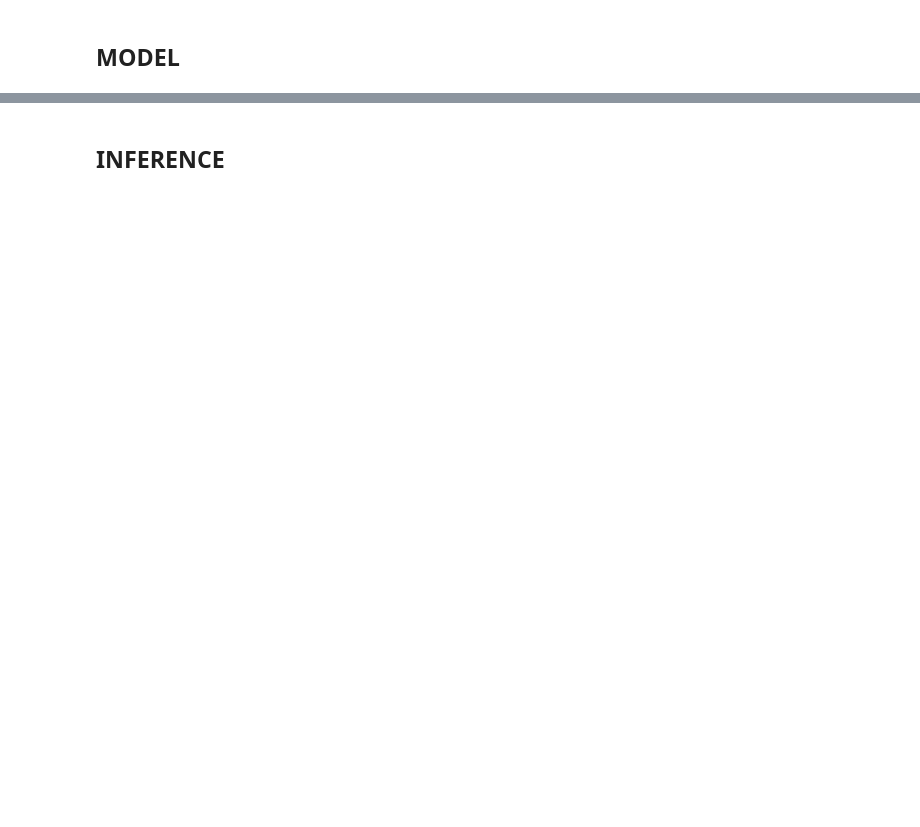
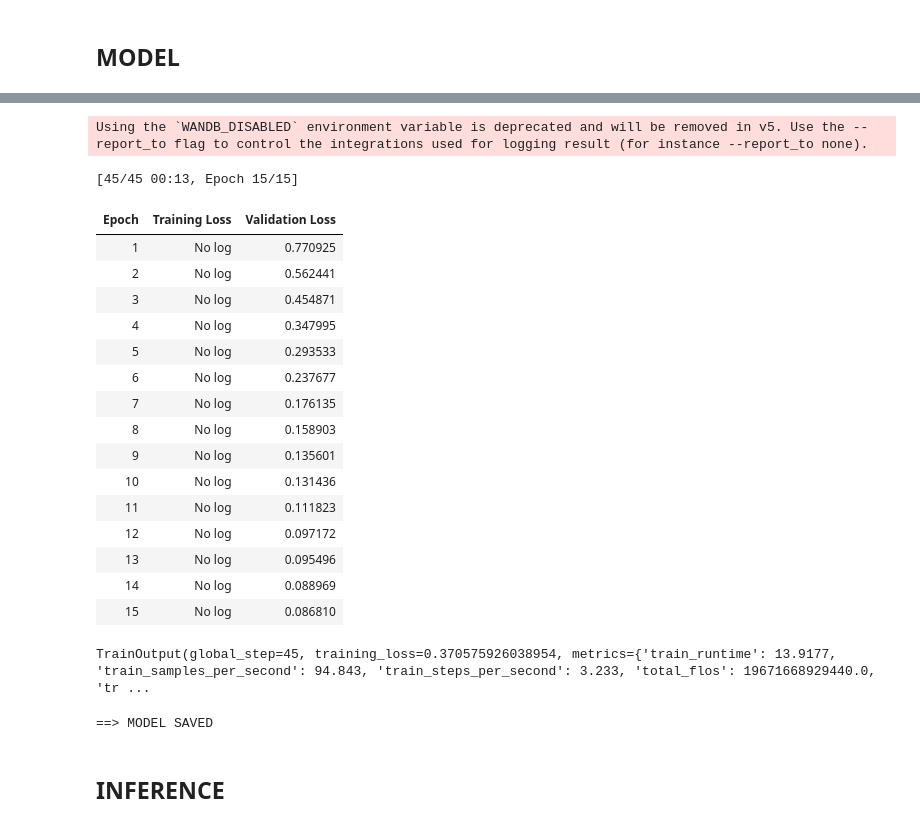
Before and after one commit to meithnav/hangman, a Jupyter notebook: train.ipynb, the cells around one changed output, grey strips where cells are left out. Saved outputs shown, nothing was run; the diff lists cells and outputs as text; code cells hidden in the pictures; blank space fills up the shorter version.

```diff
--- a/train.ipynb
+++ b/train.ipynb
@@ -137,11 +167,10 @@ class CharLevelTokenizer:
 # %%
 class CharLevelDataset(Dataset):
-    def __init__(self, inputs, targets, tokenizer, mask_token_id, pad_token_id, max_length=29, device='cpu'):
+    def __init__(self, inputs, targets, tokenizer, special_tokens, max_length=29, device='cpu'):
         self.inputs = inputs
         self.targets = targets
         self.tokenizer = tokenizer
-        self.mask_token_id = mask_token_id
-        self.pad_token_id = pad_token_id
+        self.special_tokens = special_tokens
         self.max_length = max_length
         self.device = device
 
@@ -159,8 +188,8 @@ class CharLevelDataset(Dataset):
 
         # Convert to tensors and move to the specified device
         return {
-            "input_ids": torch.tensor(input_ids, dtype=torch.long, device=self.device),
-            "labels": torch.tensor(target_ids, dtype=torch.long, device=self.device),  # Use "labels" instead of "target_ids"
+            "input_ids": torch.tensor(input_ids, dtype=torch.long),
+            "labels": torch.tensor(target_ids, dtype=torch.long),  # Use "labels" instead of "target_ids"
         }
 # %%
 
@@ -236,21 +259,12 @@ print(f"\nTIME SPENT : {end-start}")
 # %%
-# Custom tokenizer to tokenize by lowercase characters only
-char_vocab = ['a', 'b', 'c', 'd', 'e', 'f', 'g', 'h', 'i', 'j', 'k', 'l', 'm', 'n', 'o', 'p', 'q', 'r', 's', 't', 'u', 'v', 'w', 'x', 'y', 'z', "[MASK]", "[PAD]", "_"]
-
-
-char_tokenizer = CharLevelTokenizer(char_vocab)
-mask_token_id = char_tokenizer.char_to_id["[MASK]"]
-pad_token_id = char_tokenizer.char_to_id["[PAD]"]
-
-
 # Split the data into training and testing sets
 train_input_data, test_input_data, train_target_data, test_target_data = train_test_split(
-    input_data, target_data, test_size=0.2, random_state=42)
+    input_data, target_data, test_size=0.3, random_state=42)
 
 
 # Initialize dataset
-train_dataset = CharLevelDataset(train_input_data, train_target_data, char_tokenizer, mask_token_id, pad_token_id, MAX_LEN, device)
-test_dataset = CharLevelDataset(test_input_data, test_target_data, char_tokenizer, mask_token_id, pad_token_id, MAX_LEN, device)
+train_dataset = CharLevelDataset(train_input_data, train_target_data, char_tokenizer, SPECIAL_TOKENS, MAX_LEN, device)
+test_dataset = CharLevelDataset(test_input_data, test_target_data, char_tokenizer, SPECIAL_TOKENS, MAX_LEN, device)
 
 
 # Initialize dataloader
@@ -277,35 +293,59 @@ model = prepare_model_for_char_vocab(MODEL_NAME, char_tokenizer.char_vocab)
 # %%
 
 # Move model to MPS
 model.to(device)
 
 # Setup the training arguments
 training_args = TrainingArguments(
-    output_dir=f'.models/model-{MODEL_NAME}-{VERSION}/results',
-    evaluation_strategy="steps",
-    num_train_epochs=5,
-    per_device_train_batch_size=min(128, int(NUM_SAMPLES/4)),
-    logging_dir=f'.models/model-{MODEL_NAME}-{VERSION}/logs',
-    logging_steps=500,
+    output_dir=f'./models/model-{MODEL_NAME}-EP_{EPOCHES}-{VERSION}/results',
+    # evaluation_strategy="steps",
+    evaluation_strategy="epoch",
+    num_train_epochs=EPOCHES,
+    per_device_train_batch_size=min(BATCH_SIZE, int(NUM_SAMPLES/4)),
+    logging_dir=f'./models/model-{MODEL_NAME}-EP_{EPOCHES}-{VERSION}/logs',
+    logging_steps=50 if isTEST else 10000,
 )
 
 # Initialize Trainer
 trainer = Trainer(
     model=model,
     args=training_args,
     train_dataset=train_dataset,
     eval_dataset=test_dataset,
     tokenizer=char_tokenizer,
     # data_collator=None,
+    data_collator=data_collator,
 )
 
 
 # Fine-tune the model
 trainer.train()
+# %% [output]
+Using the `WANDB_DISABLED` environment variable is deprecated and will be removed in v5. Use the --report_to flag to control the integrations used for logging result (for instance --report_to none).
+[45/45 00:13, Epoch 15/15]
+| Epoch | Training Loss | Validation Loss |
+| 1 | No log | 0.770925 |
+| 2 | No log | 0.562441 |
+| 3 | No log | 0.454871 |
+| 4 | No log | 0.347995 |
+| 5 | No log | 0.293533 |
+| 6 | No log | 0.237677 |
+| 7 | No log | 0.176135 |
+| 8 | No log | 0.158903 |
+| 9 | No log | 0.135601 |
+| 10 | No log | 0.131436 |
+| 11 | No log | 0.111823 |
+| 12 | No log | 0.097172 |
+| 13 | No log | 0.095496 |
+| 14 | No log | 0.088969 |
+| 15 | No log | 0.086810 |
+TrainOutput(global_step=45, training_loss=0.370575926038954, metrics={'train_runtime': 13.9177, 'train_samples_per_second': 94.843, 'train_steps_per_second': 3.233, 'total_flos': 19671668929440.0, 'tr ...
 # %%
 # Save the fine-tuned model
-model.save_pretrained(f".models/model-{MODEL_NAME}-{VERSION}/fine_tuned_{MODEL_NAME}")
+model.save_pretrained(f"./models/model-{MODEL_NAME}-EP_{EPOCHES}-{VERSION}/fine_tuned_{MODEL_NAME}")
 print("\n==> MODEL SAVED")
+# %% [output]
+==> MODEL SAVED
 # %% [markdown]
 ## INFERENCE
 # %%
```
Also changed, not shown: parts of 14 cells of this notebook, 3 other files.
